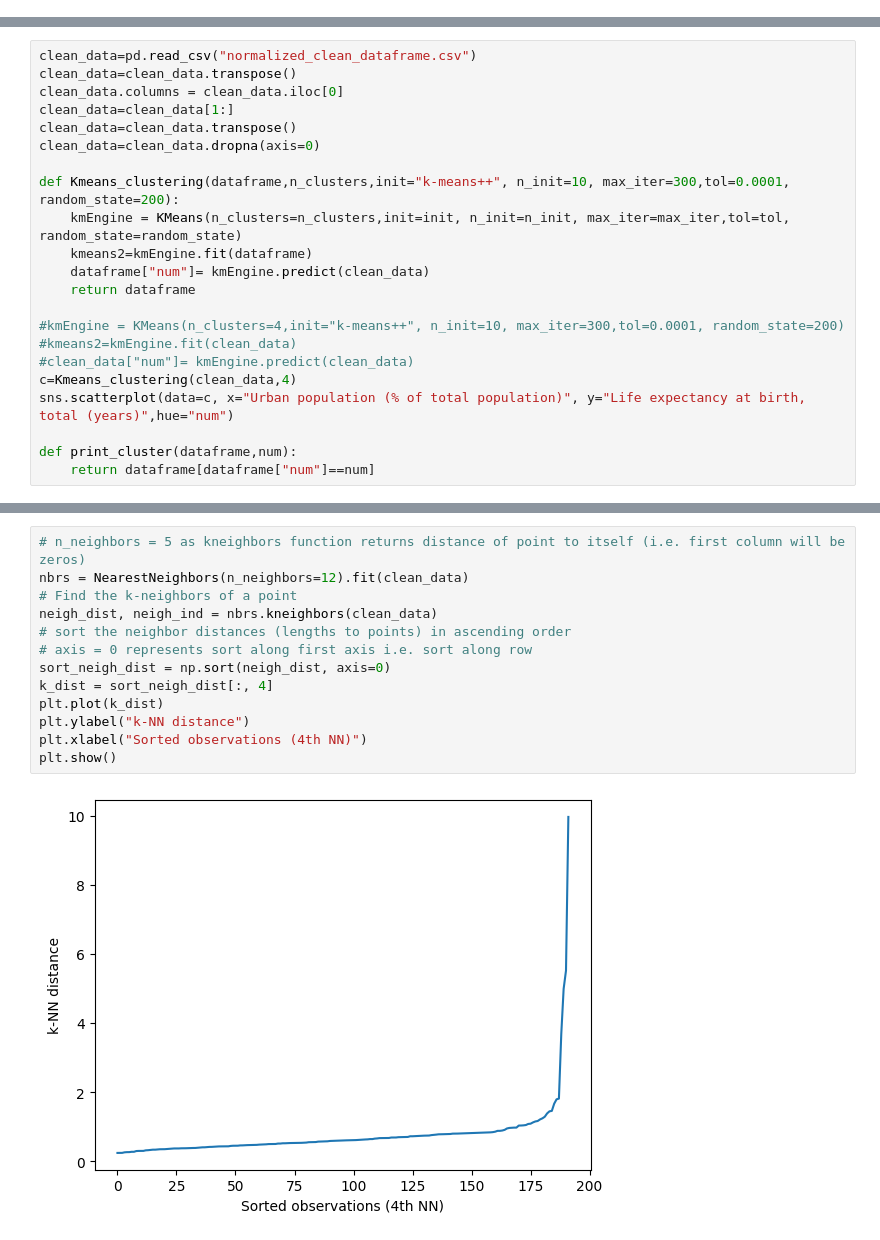
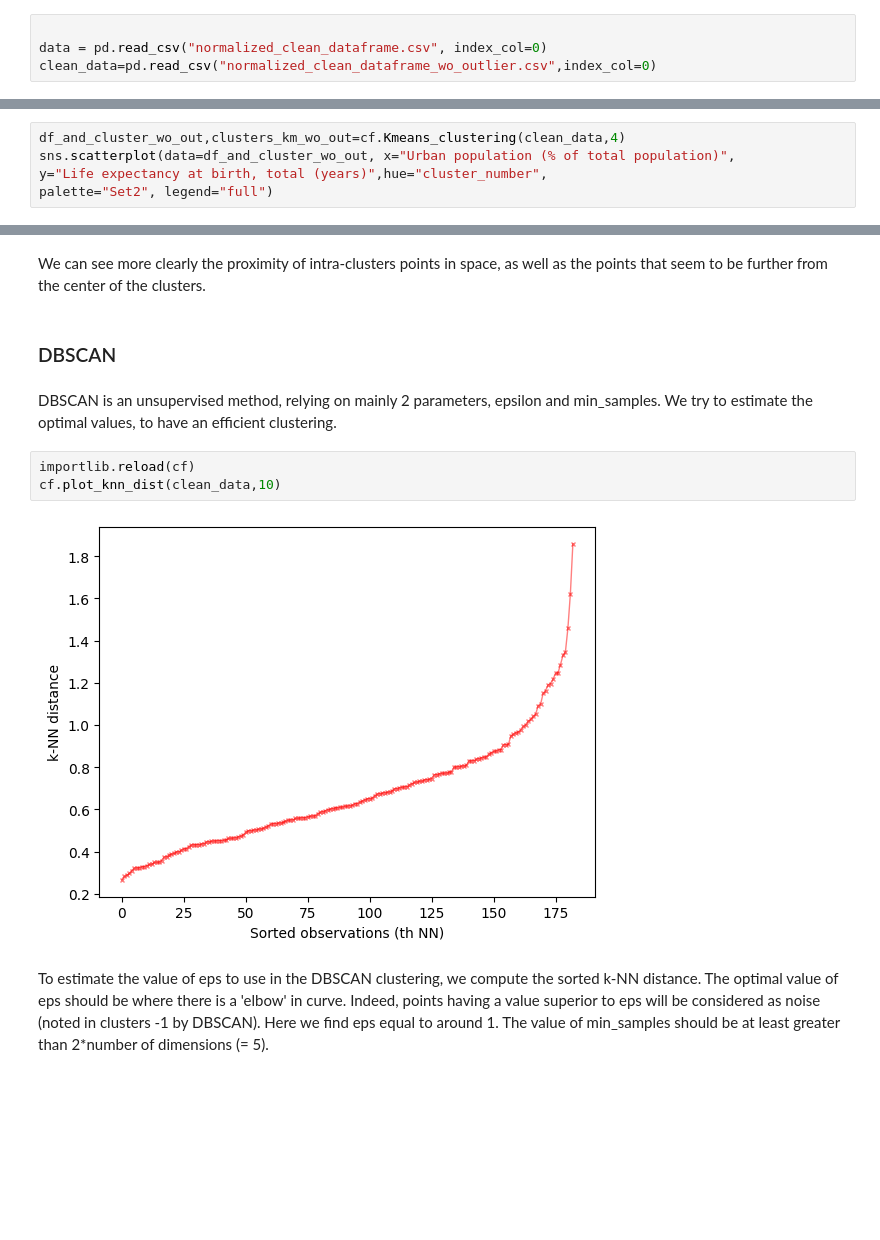
Before and after one commit to f2ire/IA_project, a Jupyter notebook: Untitled3.ipynb, the cells around one changed output, grey strips where cells are left out. Saved outputs shown, nothing was run; the diff lists cells and outputs as text; blank space fills up the shorter version.

```diff
--- a/Untitled3.ipynb
+++ b/Untitled3.ipynb
@@ -40,0 +20,4 @@ df
+# %%
+
+data = pd.read_csv("normalized_clean_dataframe.csv", index_col=0)
+clean_data=pd.read_csv("normalized_clean_dataframe_wo_outlier.csv",index_col=0)
@@ -41,23 +59,6 @@ df
 # %%
-clean_data=pd.read_csv("normalized_clean_dataframe.csv")
-clean_data=clean_data.transpose()
-clean_data.columns = clean_data.iloc[0]
-clean_data=clean_data[1:]
-clean_data=clean_data.transpose()
-clean_data=clean_data.dropna(axis=0)
-
-def Kmeans_clustering(dataframe,n_clusters,init="k-means++", n_init=10, max_iter=300,tol=0.0001, random_state=200):
-    kmEngine = KMeans(n_clusters=n_clusters,init=init, n_init=n_init, max_iter=max_iter,tol=tol, random_state=random_state)
-    kmeans2=kmEngine.fit(dataframe)
-    dataframe["num"]= kmEngine.predict(clean_data)
-    return dataframe
-
-#kmEngine = KMeans(n_clusters=4,init="k-means++", n_init=10, max_iter=300,tol=0.0001, random_state=200)
-#kmeans2=kmEngine.fit(clean_data)
-#clean_data["num"]= kmEngine.predict(clean_data)
-c=Kmeans_clustering(clean_data,4)
-sns.scatterplot(data=c, x="Urban population (% of total population)", y="Life expectancy at birth, total (years)",hue="num")
-
-def print_cluster(dataframe,num):
-    return dataframe[dataframe["num"]==num]
+df_and_cluster_wo_out,clusters_km_wo_out=cf.Kmeans_clustering(clean_data,4)
+sns.scatterplot(data=df_and_cluster_wo_out, x="Urban population (% of total population)",
+y="Life expectancy at birth, total (years)",hue="cluster_number",
+palette="Set2", legend="full")
 # %% [output]
@@ -123,15 +162,13 @@ plt.show()
+# %% [markdown]
+We can see more clearly the proximity of intra-clusters points in space, as well as the points that seem to be further from the center of the clusters.
+# %% [markdown]
+### DBSCAN
+# %% [markdown]
+DBSCAN is an unsupervised method, relying on mainly 2 parameters, epsilon and min_samples. We try to estimate the optimal values, to have an efficient clustering.
 # %%
-# n_neighbors = 5 as kneighbors function returns distance of point to itself (i.e. first column will be zeros)
-nbrs = NearestNeighbors(n_neighbors=12).fit(clean_data)
-# Find the k-neighbors of a point
-neigh_dist, neigh_ind = nbrs.kneighbors(clean_data)
-# sort the neighbor distances (lengths to points) in ascending order
-# axis = 0 represents sort along first axis i.e. sort along row
-sort_neigh_dist = np.sort(neigh_dist, axis=0)
-k_dist = sort_neigh_dist[:, 4]
-plt.plot(k_dist)
-plt.ylabel("k-NN distance")
-plt.xlabel("Sorted observations (4th NN)")
-plt.show()
+importlib.reload(cf)
+cf.plot_knn_dist(clean_data,10)
 # %% [output]
-[figure, old version]
+[figure, new version]
+# %% [markdown]
+To estimate the value of eps to use in the DBSCAN clustering, we compute the sorted k-NN distance. The optimal value of eps should be where there is a 'elbow' in curve. Indeed, points having a value superior to eps will be considered as noise (noted in clusters -1 by DBSCAN). Here we find eps equal to around 1. The value of min_samples should be at least greater than 2*number of dimensions (= 5).
```
Also changed, not shown: parts of 53 cells of this notebook, 1 other file.
